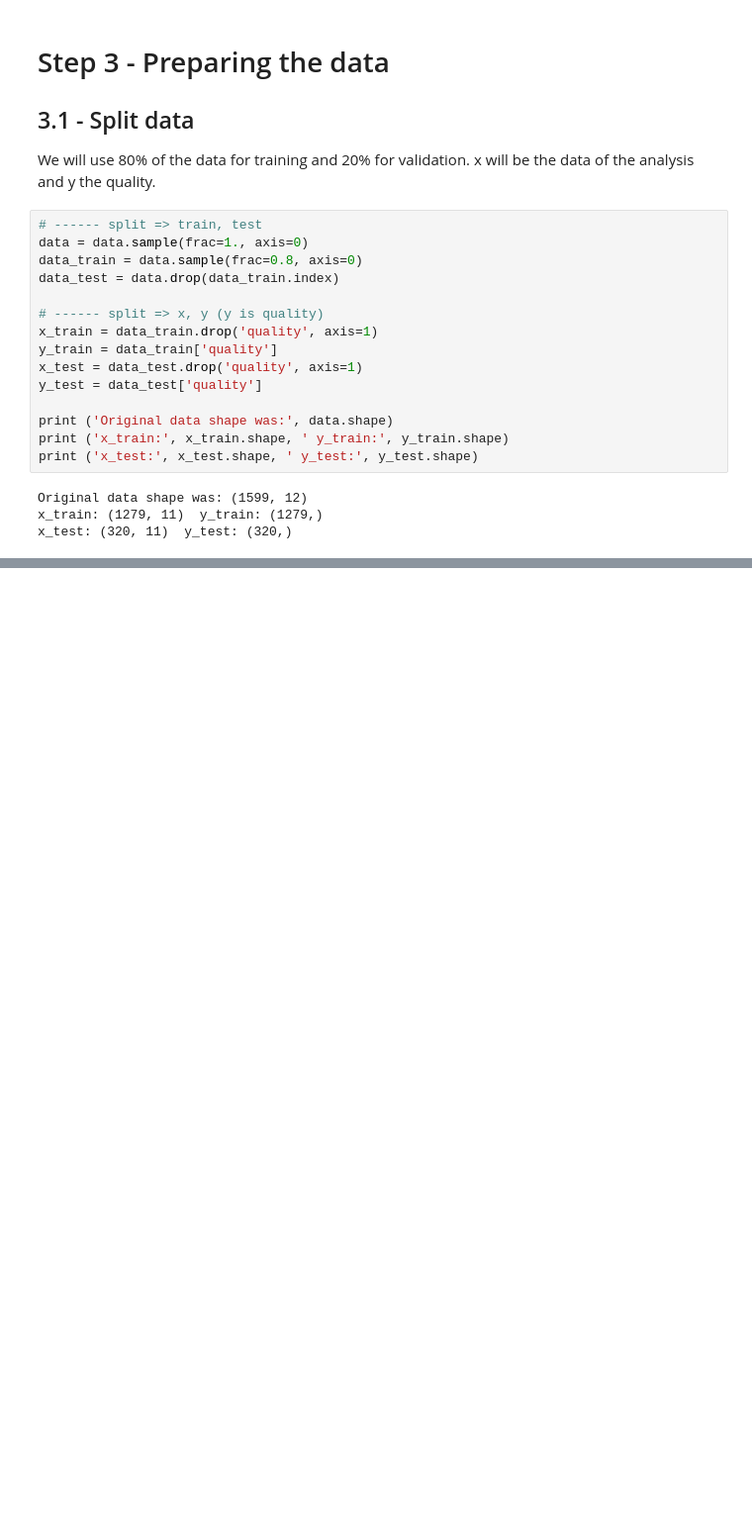
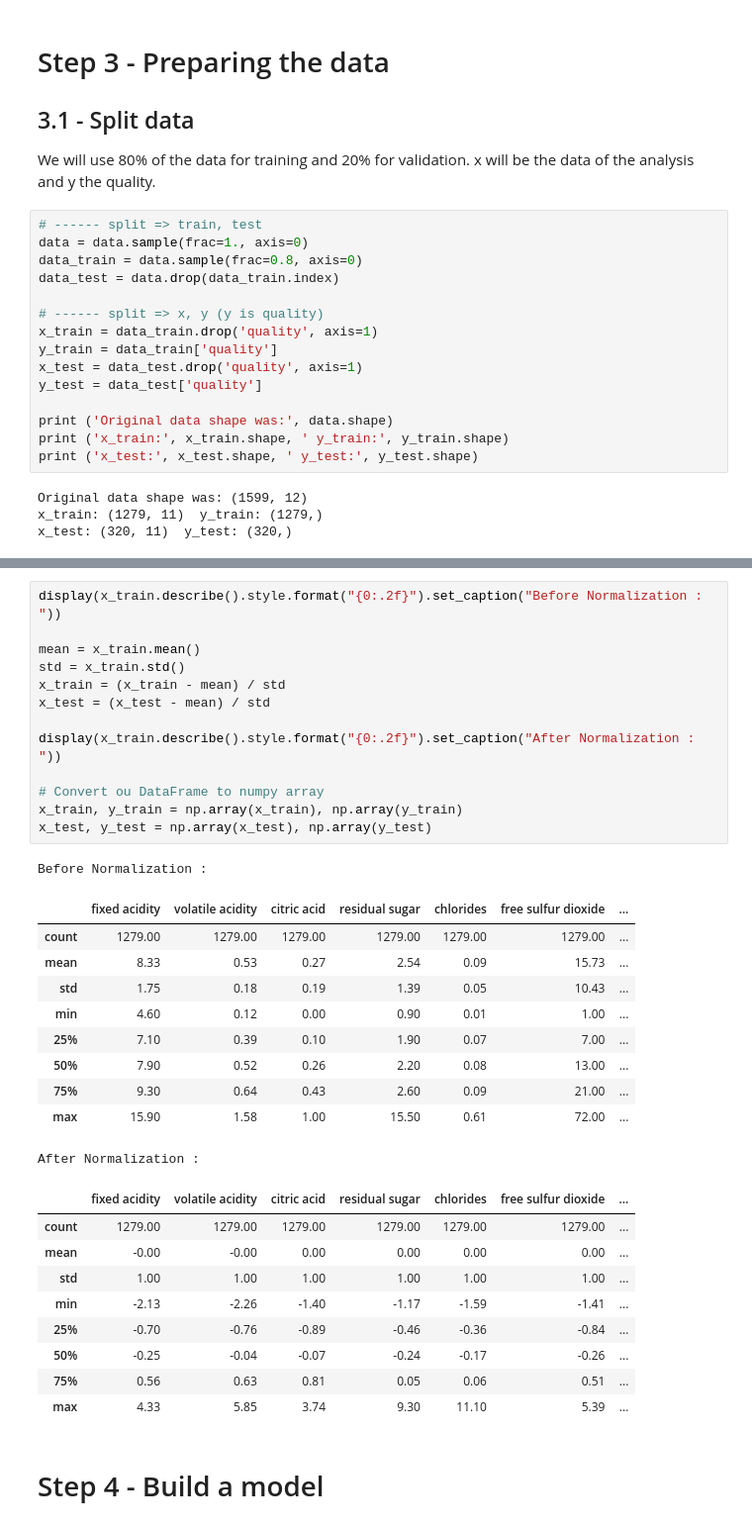
Before and after one commit to JulesUSG15/Wine_Prediction, a Jupyter notebook: Wine_red_Prediction.ipynb, the cells around one changed output, grey strips where cells are left out. Shown at 99% size. Cells and saved outputs as stored; diff of their text form; blank space fills up the shorter version.

```diff
--- a/Wine_red_Prediction.ipynb
+++ b/Wine_red_Prediction.ipynb
@@ -58,0 +72,36 @@ x_test: (320, 11)  y_test: (320,)
+# %%
+display(x_train.describe().style.format("{0:.2f}").set_caption("Before Normalization : "))
+
+mean = x_train.mean()
+std = x_train.std()
+x_train = (x_train - mean) / std
+x_test = (x_test - mean) / std
+
+display(x_train.describe().style.format("{0:.2f}").set_caption("After Normalization : "))
+
+# Convert ou DataFrame to numpy array
+x_train, y_train = np.array(x_train), np.array(y_train)
+x_test, y_test = np.array(x_test), np.array(y_test)
+# %% [output]
+Before Normalization :
+|  | fixed acidity | volatile acidity | citric acid | residual sugar | chlorides | free sulfur dioxide | ... |
+| count | 1279.00 | 1279.00 | 1279.00 | 1279.00 | 1279.00 | 1279.00 | ... |
+| mean | 8.33 | 0.53 | 0.27 | 2.54 | 0.09 | 15.73 | ... |
+| std | 1.75 | 0.18 | 0.19 | 1.39 | 0.05 | 10.43 | ... |
+| min | 4.60 | 0.12 | 0.00 | 0.90 | 0.01 | 1.00 | ... |
+| 25% | 7.10 | 0.39 | 0.10 | 1.90 | 0.07 | 7.00 | ... |
+| 50% | 7.90 | 0.52 | 0.26 | 2.20 | 0.08 | 13.00 | ... |
+| 75% | 9.30 | 0.64 | 0.43 | 2.60 | 0.09 | 21.00 | ... |
+| max | 15.90 | 1.58 | 1.00 | 15.50 | 0.61 | 72.00 | ... |
+After Normalization :
+|  | fixed acidity | volatile acidity | citric acid | residual sugar | chlorides | free sulfur dioxide | ... |
+| count | 1279.00 | 1279.00 | 1279.00 | 1279.00 | 1279.00 | 1279.00 | ... |
+| mean | -0.00 | -0.00 | 0.00 | 0.00 | 0.00 | 0.00 | ... |
+| std | 1.00 | 1.00 | 1.00 | 1.00 | 1.00 | 1.00 | ... |
+| min | -2.13 | -2.26 | -1.40 | -1.17 | -1.59 | -1.41 | ... |
+| 25% | -0.70 | -0.76 | -0.89 | -0.46 | -0.36 | -0.84 | ... |
+| 50% | -0.25 | -0.04 | -0.07 | -0.24 | -0.17 | -0.26 | ... |
+| 75% | 0.56 | 0.63 | 0.81 | 0.05 | 0.06 | 0.51 | ... |
+| max | 4.33 | 5.85 | 3.74 | 9.30 | 11.10 | 5.39 | ... |
+# %% [markdown]
+# Step 4 - Build a model
```
Also changed, not shown: parts of 22 cells of this notebook, 1 other file.
